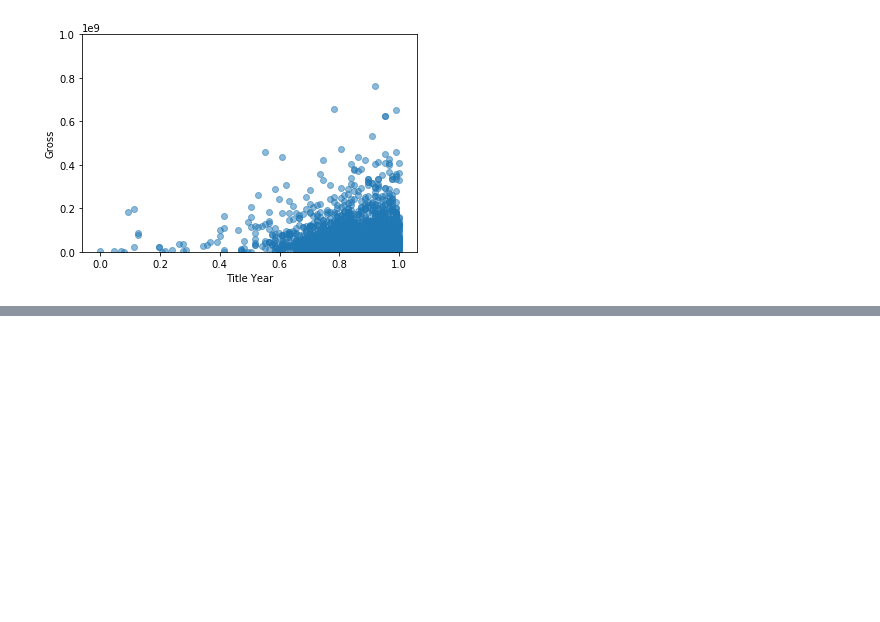
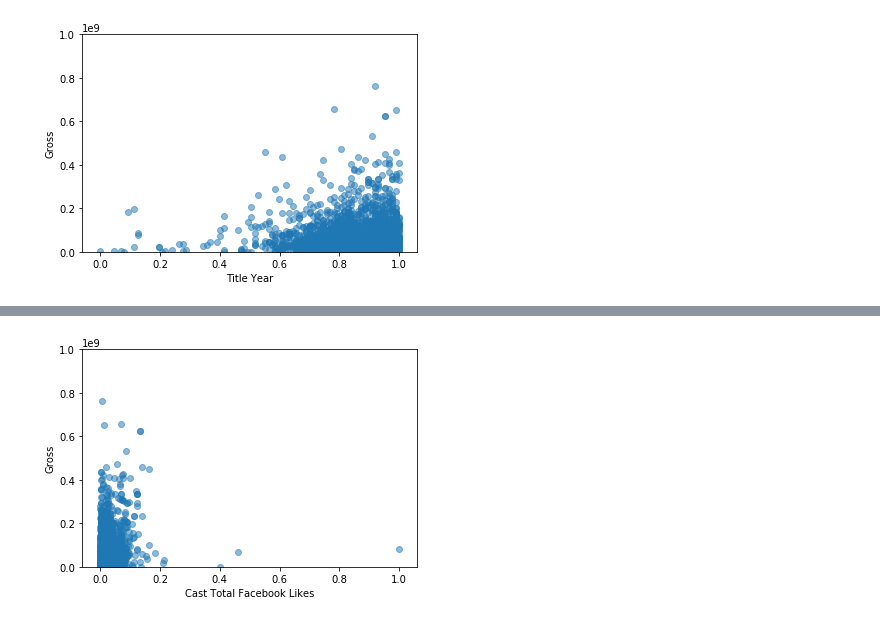
Before and after one commit to marc-hern/Feature-Selection-In-IMDB, a Jupyter notebook: Feature-Selection.ipynb, the cells around one changed output, grey strips where cells are left out. Cells and saved outputs as stored; diff of their text form; code cells hidden in the pictures; blank space fills up the shorter version.

```diff
--- a/Feature-Selection.ipynb
+++ b/Feature-Selection.ipynb
@@ -89,0 +108,13 @@ plt.show()
+# %%
+# Gross vs. Cast Total Facebook Likes
+
+x_axis = feature_scaled['cast_total_facebook_likes']
+
+plt.ylabel('Gross')
+plt.xlabel('Cast Total Facebook Likes')
+
+plt.ylim([0, 1000000000])
+plt.scatter(x_axis, y_axis, alpha=0.5)
+plt.show()
+# %% [output]
+[figure, added]
```
Also changed, not shown: parts of 3 cells of this notebook.
